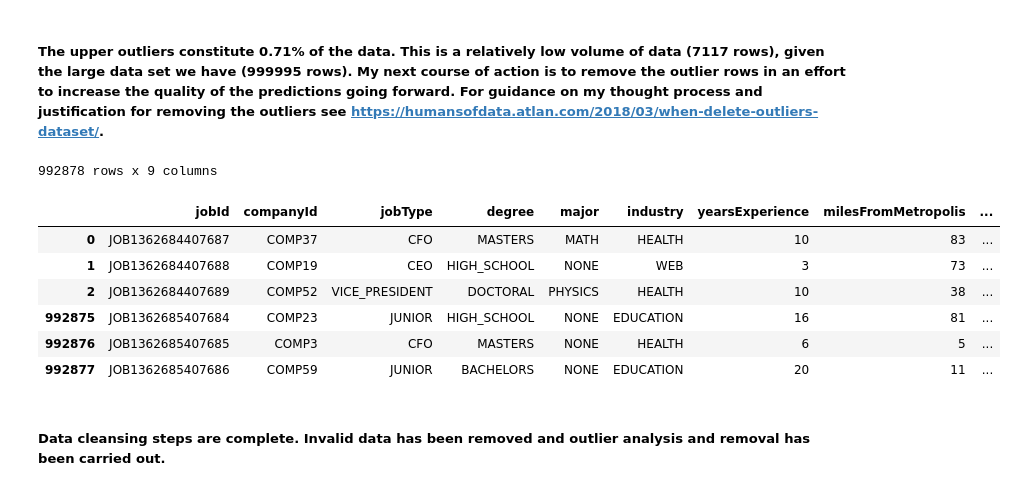
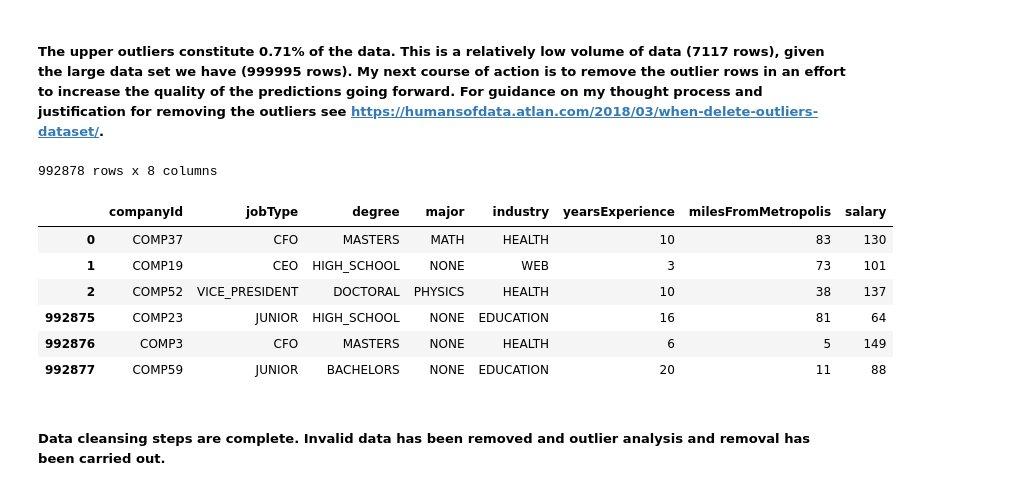
Before and after one commit to ross-macdonald-rm/salarypredictionportfolio, a Jupyter notebook: Salary Prediction Project.ipynb, the cells around one changed output. Drawn from its saved outputs; the diff is of its cells as text; code cells hidden in the pictures.

```diff
--- a/Salary Prediction Project.ipynb
+++ b/Salary Prediction Project.ipynb
@@ -342,18 +342,20 @@ The upper outliers count (7117) is 0.71% of the salary count (999995).
 ##### The upper outliers constitute 0.71% of the data. This is a relatively low volume of data (7117 rows), given the large data set we have (999995 rows). My next course of action is to remove the outlier rows in an effort to increase the quality of the predictions going forward. For guidance on my thought process and justification for removing the outliers see https://humansofdata.atlan.com/2018/03/when-delete-outliers-dataset/.
 # %%
 # Remove the upper outliers from the training data, reindex the training data and output head and tail to confirm rows have been dropped.
+# Drop jobId column as it is a unique identifier and will not contribute to prediction going forward
 train_df = train_df[train_df.salary <= 220.5]
+train_df.drop('jobId', axis=1, inplace=True)
 train_df = train_df.reset_index(drop=True)
 ends(train_df, 3)
 # %% [output]
-992878 rows x 9 columns
+992878 rows x 8 columns
-|  | jobId | companyId | jobType | degree | major | industry | yearsExperience | milesFromMetropolis | ... |
-| 0 | JOB1362684407687 | COMP37 | CFO | MASTERS | MATH | HEALTH | 10 | 83 | ... |
-| 1 | JOB1362684407688 | COMP19 | CEO | HIGH_SCHOOL | NONE | WEB | 3 | 73 | ... |
-| 2 | JOB1362684407689 | COMP52 | VICE_PRESIDENT | DOCTORAL | PHYSICS | HEALTH | 10 | 38 | ... |
-| 992875 | JOB1362685407684 | COMP23 | JUNIOR | HIGH_SCHOOL | NONE | EDUCATION | 16 | 81 | ... |
-| 992876 | JOB1362685407685 | COMP3 | CFO | MASTERS | NONE | HEALTH | 6 | 5 | ... |
-| 992877 | JOB1362685407686 | COMP59 | JUNIOR | BACHELORS | NONE | EDUCATION | 20 | 11 | ... |
+|  | companyId | jobType | degree | major | industry | yearsExperience | milesFromMetropolis | salary |
+| 0 | COMP37 | CFO | MASTERS | MATH | HEALTH | 10 | 83 | 130 |
+| 1 | COMP19 | CEO | HIGH_SCHOOL | NONE | WEB | 3 | 73 | 101 |
+| 2 | COMP52 | VICE_PRESIDENT | DOCTORAL | PHYSICS | HEALTH | 10 | 38 | 137 |
+| 992875 | COMP23 | JUNIOR | HIGH_SCHOOL | NONE | EDUCATION | 16 | 81 | 64 |
+| 992876 | COMP3 | CFO | MASTERS | NONE | HEALTH | 6 | 5 | 149 |
+| 992877 | COMP59 | JUNIOR | BACHELORS | NONE | EDUCATION | 20 | 11 | 88 |
 # %% [markdown]
 ##### Data cleansing steps are complete. Invalid data has been removed and outlier analysis and removal has been carried out.
 # %% [markdown]
```
Also changed, not shown: parts of 17 cells of this notebook.
